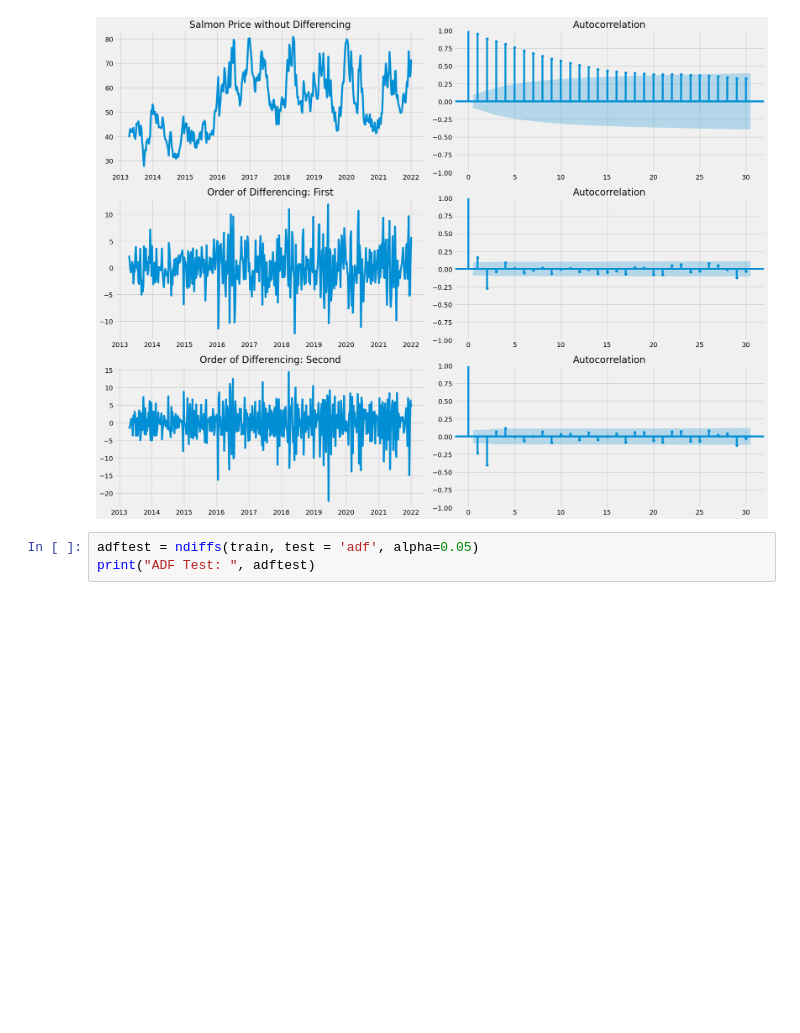
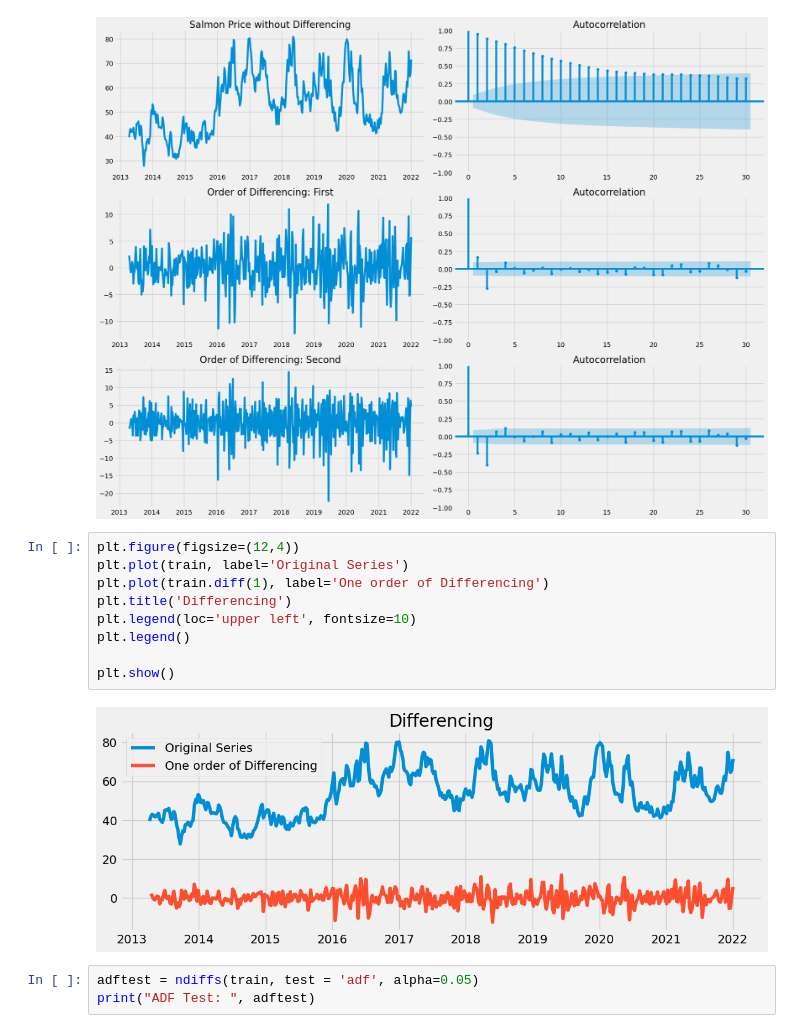
Before and after one commit to BachelorLaks/bachelor2023, a Jupyter notebook: data/ARIMA.ipynb, the cells around one changed output. Saved outputs shown, nothing was run; the diff lists cells and outputs as text; blank space fills up the shorter version.

```diff
--- a/data/ARIMA.ipynb
+++ b/data/ARIMA.ipynb
@@ -126,6 +133,17 @@ plt.savefig('Figures/ARIMA/Diff1_ACF_30.png')
 plt.show()
 # %% [output]
 [figure]
+# %%
+plt.figure(figsize=(12,4))
+plt.plot(train, label='Original Series')
+plt.plot(train.diff(1), label='One order of Differencing')
+plt.title('Differencing')
+plt.legend(loc='upper left', fontsize=10)
+plt.legend()
+
+plt.show()
+# %% [output]
+[figure, added]
 # %%
 adftest = ndiffs(train, test = 'adf', alpha=0.05)
 print("ADF Test: ", adftest)
```
Also changed, not shown: parts of 25 cells of this notebook, 7 other files.
